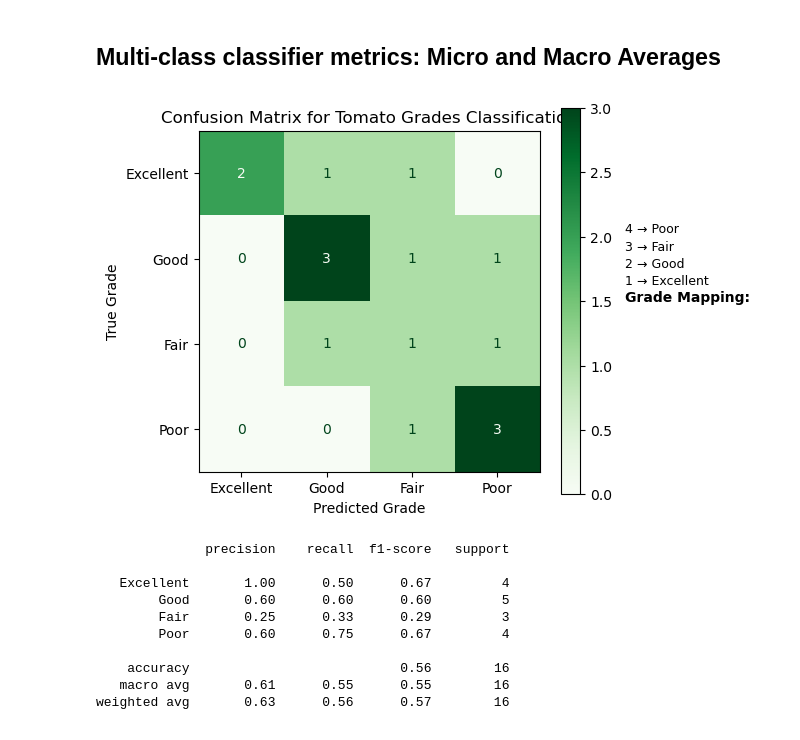
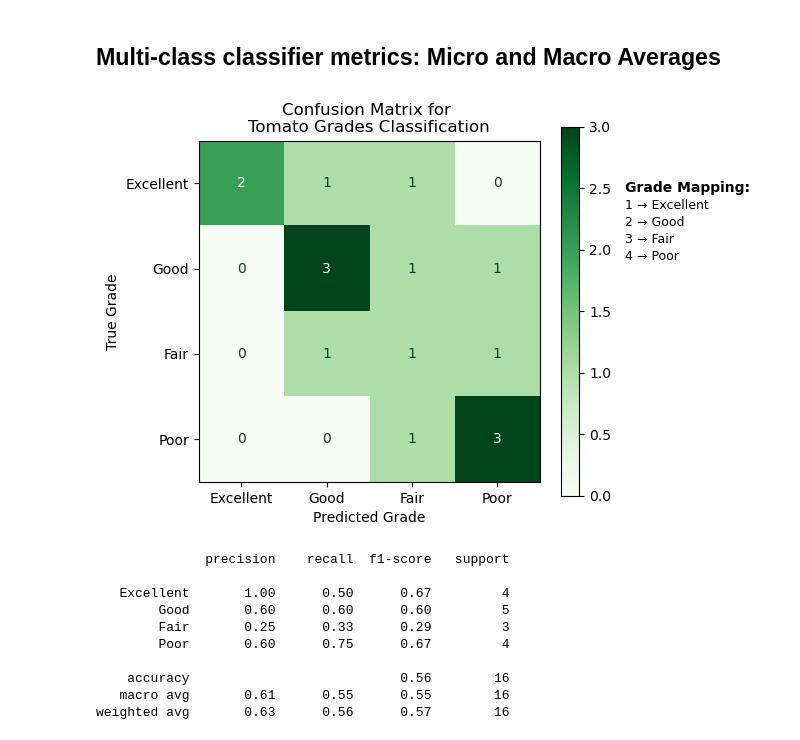
Before and after one commit to PacktPublishing/XGBoost-for-Regression-Predictive-Modeling-and-Time-Series-Analysis, a Jupyter notebook: ch11/metricsformodeleval.ipynb, the cells around one changed output. Drawn from its saved outputs; the diff is of its cells as text; code cells hidden in the pictures.

```diff
--- a/ch11/metricsformodeleval.ipynb
+++ b/ch11/metricsformodeleval.ipynb
@@ -238,37 +238,37 @@ plt.show()
 # %%
 # # Grading tomatoes example
 import matplotlib.pyplot as plt
 from sklearn.metrics import ConfusionMatrixDisplay, confusion_matrix
 
 # Define the grades (class labels) and corresponding true/predicted values
 grades = ["Excellent", "Good", "Fair", "Poor"]
 y_true_tomatoes = [1, 1, 1, 1, 2, 2, 2, 2, 2, 3, 3, 3, 4, 4, 4, 4]
 y_pred_tomatoes = [2, 1, 3, 1, 2, 2, 2, 3, 4, 3, 4, 2, 4, 4, 3, 4]
 
 # Generate the confusion matrix
 cm = confusion_matrix(y_true_tomatoes, y_pred_tomatoes)
 
 # Create the confusion matrix display with proper class labels
 disp = ConfusionMatrixDisplay(confusion_matrix=cm, display_labels=grades)
 
 # Plot the confusion matrix
 disp.plot(cmap=plt.cm.Greens)
-plt.title("Confusion Matrix for Tomato Grades Classification")
+plt.title("Confusion Matrix for \nTomato Grades Classification")
 plt.xlabel("Predicted Grade")
 plt.ylabel("True Grade")
 
 # Add custom text legend to show the grade mapping
-plt.text(4.5, 1.5, "Grade Mapping:", fontsize=10, weight='bold', color='black')
-plt.text(4.5, 1.3, "1 → Excellent", fontsize=9, color='black')
-plt.text(4.5, 1.1, "2 → Good", fontsize=9, color='black')
-plt.text(4.5, 0.9, "3 → Fair", fontsize=9, color='black')
-plt.text(4.5, 0.7, "4 → Poor", fontsize=9, color='black')
+plt.text(4.5, 0.1, "Grade Mapping:", fontsize=10, weight='bold', color='black')
+plt.text(4.5, 0.3, "1 → Excellent", fontsize=9, color='black')
+plt.text(4.5, 0.5, "2 → Good", fontsize=9, color='black')
+plt.text(4.5, 0.7, "3 → Fair", fontsize=9, color='black')
+plt.text(4.5, 0.9, "4 → Poor", fontsize=9, color='black')
 
 # Show the plot
 plt.tight_layout()
 plt.show()
 # %% [output]
-[figure, old version]
+[figure, new version]
 # %%
 from sklearn.metrics import classification_report
 
```
Also changed, not shown: parts of 3 cells of this notebook.
